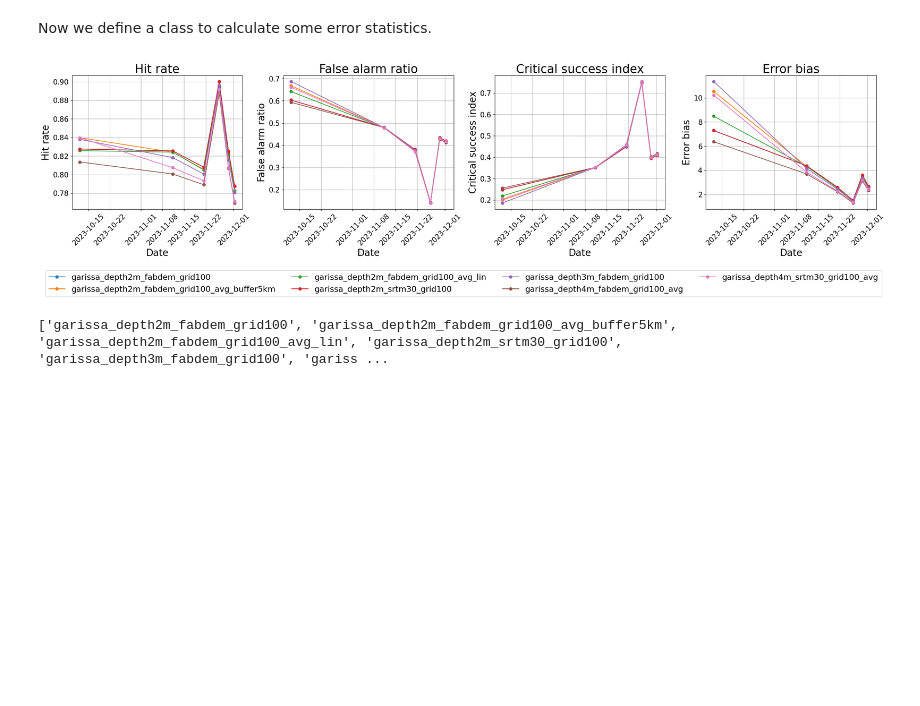
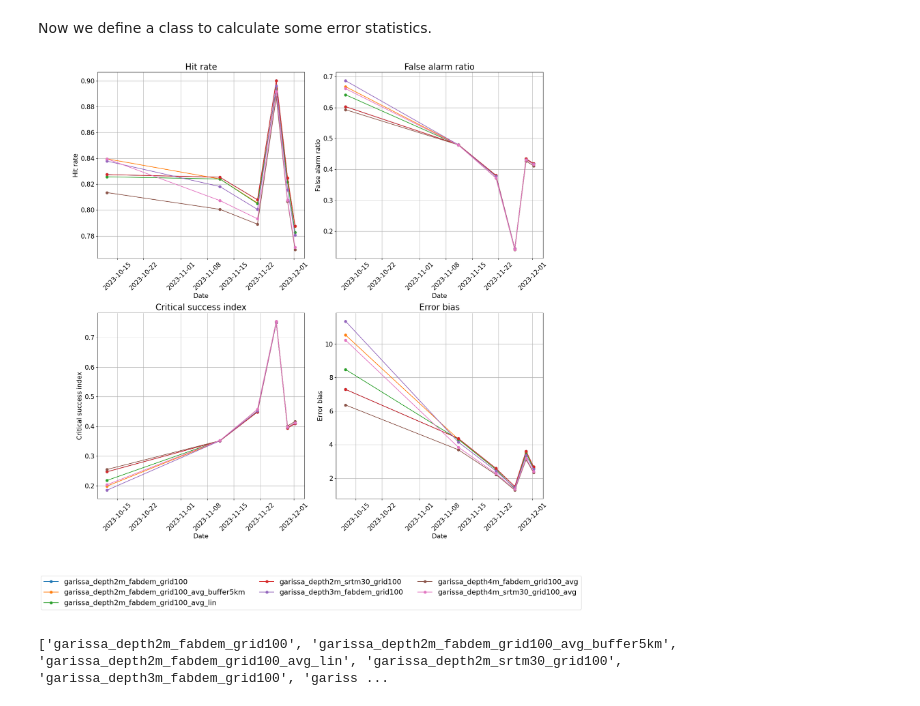
Before and after one commit to pjdebruijn2505/Git_mdp, a Jupyter notebook: SFINCS/d_preprocess_floodmaps.ipynb, the cells around one changed output. Saved outputs shown, nothing was run; the diff lists cells and outputs as text; code cells hidden in the pictures; blank space fills up the shorter version.

```diff
--- a/SFINCS/d_preprocess_floodmaps.ipynb
+++ b/SFINCS/d_preprocess_floodmaps.ipynb
@@ -328,40 +328,40 @@ for model, floodmaps_sfincs in floodmaps_sfincs_all.items():
 measures = [hit_rates, false_alarm_ratios, critical_succes_indices, error_biases]
 measure_titles = ["Hit rate", "False alarm ratio", "Critical success index", "Error bias"]
 # %%
-fig, axs = plt.subplots(1, 4, figsize=(25, 6))
+fig, axs = plt.subplots(2, 2, figsize=(16, 16))
 
-for i, ax in enumerate(axs):
+for i, ax in enumerate(axs.ravel()):
     meas = measures[i]
 
     for model, data in meas.items():
         ax.plot(list(floodmap_times.values()), data, label=model, marker='o')  # Added marker for better visibility
 
     ax.tick_params(axis='x', rotation=45, labelsize=15)
     ax.tick_params(axis='y', labelsize=15)
 
-    ax.set_xlabel("Date", size=20)
-    ax.set_ylabel(measure_titles[i], size=20)
-    ax.set_title(measure_titles[i], size=25)
+    ax.set_xlabel("Date", size=15)
+    ax.set_ylabel(measure_titles[i], size=15)
+    ax.set_title(measure_titles[i], size=20)
     ax.grid(True)  # Adding grid for better readability
     # ax.legend()  # Placing legends inside each subplot
 
 # Create a new axis for the legend at the bottom
 plt.subplots_adjust(bottom=0.1)
 legend_ax = fig.add_axes([0.1, -0.15, 0.8, 0.1])  # [left, bottom, width, height]
 
 # Get all the artists with labels from the first subplot
-handles, labels = axs[0].get_legend_handles_labels()
+handles, labels = axs[0,0].get_legend_handles_labels()
 
 # Add the legend to the legend axis
-legend_ax.legend(handles, labels, loc='center', ncol=len(measures), fontsize=17)
+legend_ax.legend(handles, labels, loc='center', ncol=3, fontsize=17)
 legend_ax.axis('off')  # Hide the axis of the legend subplot
 
 # plt.legend()
 plt.tight_layout()
 
-plt.savefig(Path(r"figs/sfincs_model_scores2.jpg"), bbox_inches="tight")
+plt.savefig(Path(r"figs/sfincs_model_scores3.jpg"), bbox_inches="tight")
 # %% [output]
-[figure, old version]
+[figure, new version]
 # %%
 print(model_names)
 # %% [output]
```
Also changed, not shown: 2 other files.
